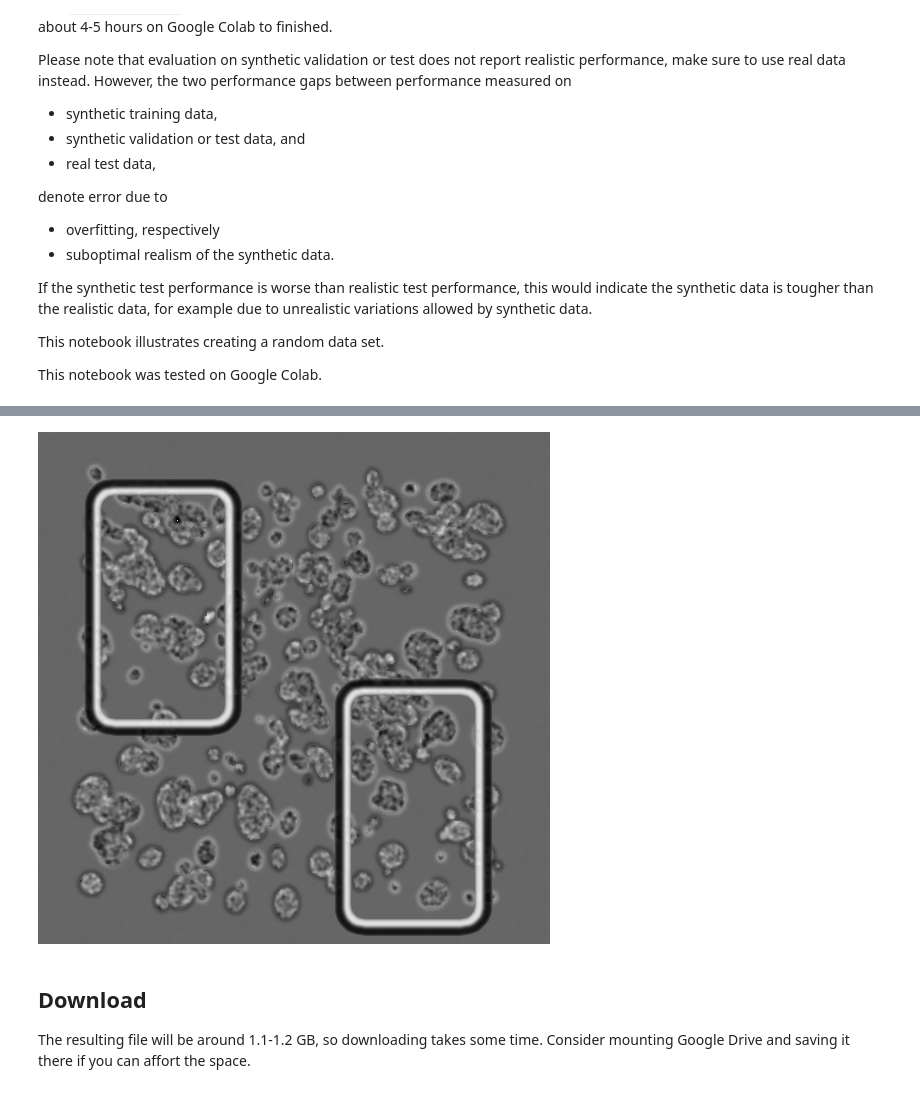
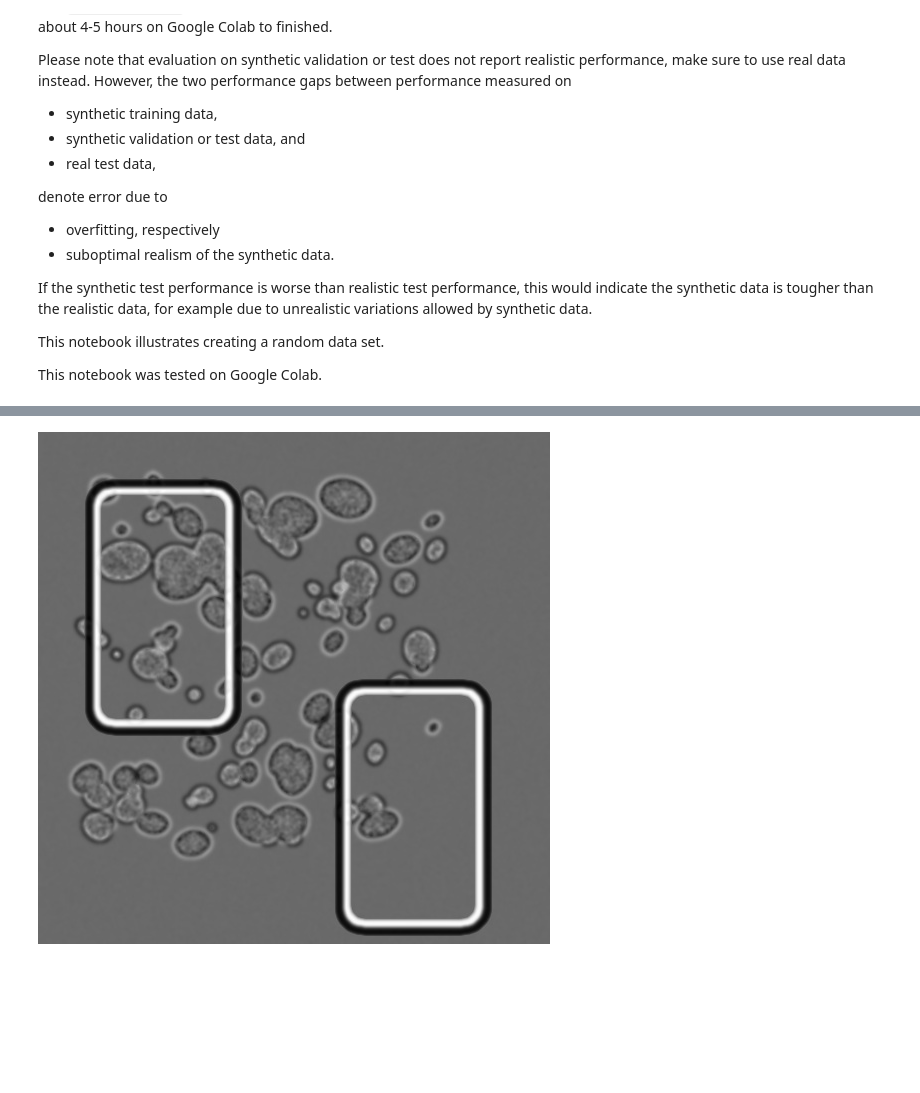
Before and after one commit to ymzayek/yeastcells-detection-maskrcnn, a Jupyter notebook: notebooks/create_synthetic_dataset_for_training.ipynb, the cells around one changed output, grey strips where cells are left out. Saved outputs shown, nothing was run; the diff lists cells and outputs as text; code cells hidden in the pictures; blank space fills up the shorter version.

```diff
--- a/notebooks/create_synthetic_dataset_for_training.ipynb
+++ b/notebooks/create_synthetic_dataset_for_training.ipynb
@@ -59,23 +77,26 @@ synthetic_data_path = f'/content/synthetic-yeast-cells-{version}/'
 # %%
+#@markdown # Create samples
+
 labels = create_dataset(
   # Where to store the data set
   synthetic_data_path,
 
-  # sizesof several subsets
+  # sizes of several subsets
   # for a quick proof of concept, use the smaller numbers.
-#   sets={'test': 1000, 'val': 1000, 'train': 20000},
-  sets={'test': 10, 'val': 10, 'train': 20},
+  # sets={'test': 1000, 'val': 1000, 'train': 20000},
+  sets={'test': 0, 'val': 0, 'train': 20},
 
   # same parameters as before
-  n_cells_per_image=300,
+  n_cells_per_image=100,
   size=(512, 512),
   min_distance_boundary=50,
-  r0_range=(2, 14),
-  r1_factor_range=(0.7, 1.3),
+  r0_range=(2, 20),
+  r1_factor_range=(0.7, 1.4),
+  min_cell_area=0,
   spatial_blur_std=1.5,
   background_intensity=0.4,
-  background_contrast=0.00188,
-  core_contrast=0.0752,
+  background_contrast=0.01,
+  core_contrast=0.16,
   p_white_outside=0.5,
 
   # number of processes to run in parallel, number of samples created in one batch
@@ -84,8 +105,5 @@ labels = create_dataset(
   # show a progressbar
   progressbar=True)
 
-# with open(f'{synthetic_data_path}/labels.json', 'w') as f:
-#   json.dump(labels, f)
-
 with open(f'{synthetic_data_path}/labels.umsgpack', 'wb') as f:
   umsgpack.pack(labels, f, encoding = "utf-8")
@@ -119,11 +110,16 @@ image-1.jpg  image-3.jpg  image-5.jpg  image-7.jpg  image-9.jpg
-# %%
-from IPython.display import Image
-
-Image(f"{synthetic_data_path}/train/image-11.jpg")
-# %% [output]
-[figure, removed]
-# %% [markdown]
-## Download
-
-The resulting file will be around 1.1-1.2 GB, so downloading takes some time. Consider mounting Google Drive and saving it there if you can affort the space.
+# %%
+#@markdown ## Result
+
+#@markdown These cells respectively
+#@markdown  * list the created files, e.g. images and the json with labels,
+#@markdown  * show an example synthetic image, and
+#@markdown  * archive the data set to allow downloading.
+
+#@markdown If you download the data set, this allows you to use it to train a model. Alternatively, you can also combine the training notebook with this one to skip downloading a large file.
+
+from IPython.display import Image
+
+Image(f"{synthetic_data_path}/train/image-1.jpg")
+# %% [output]
+[figure, added]
 # %%
```
Also changed, not shown: parts of 6 cells of this notebook.
